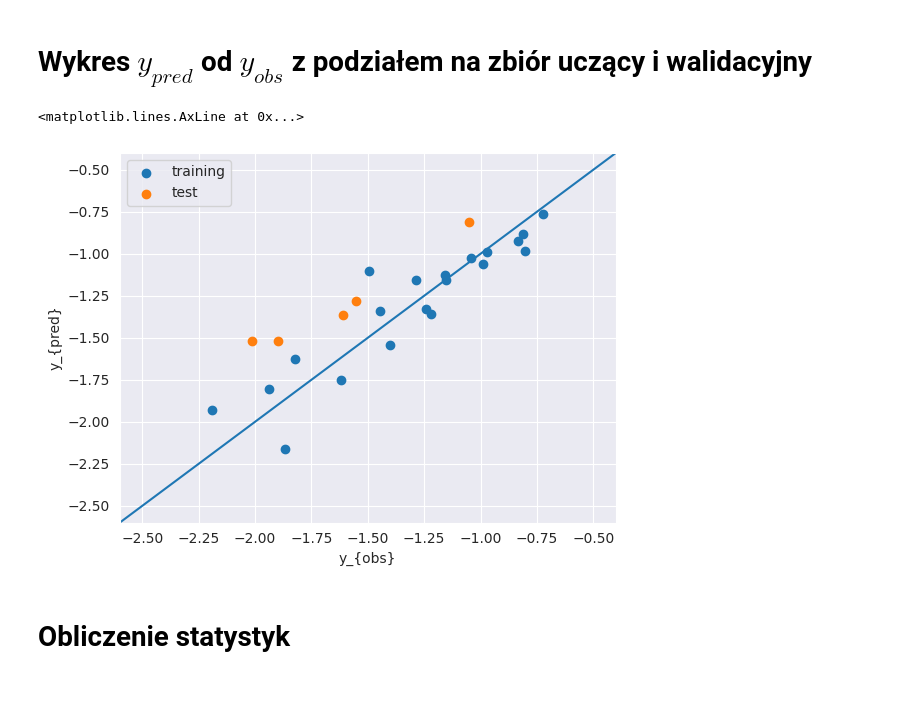
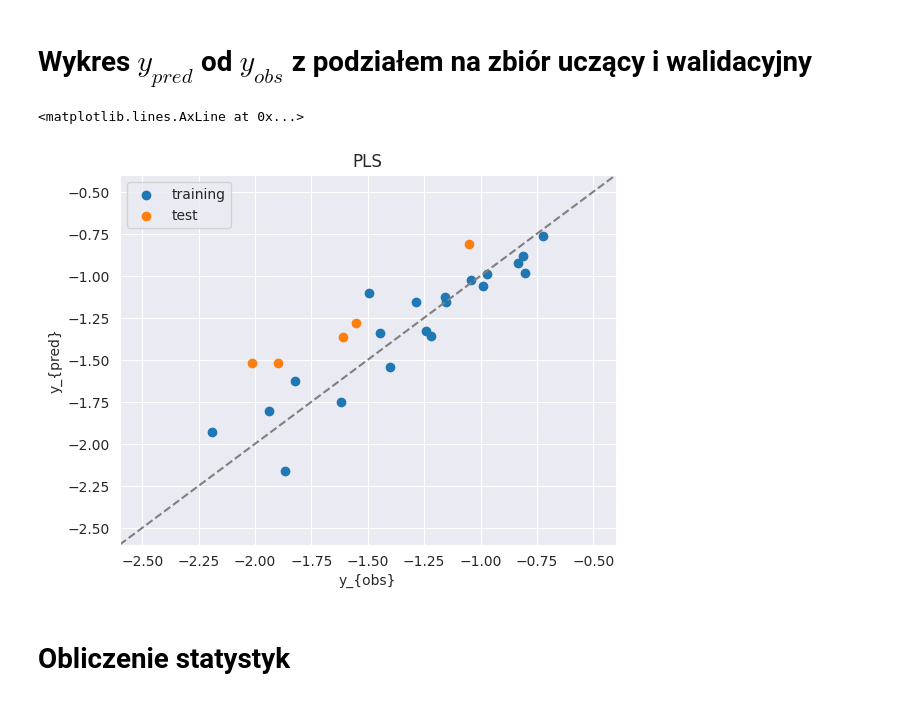
Before and after one commit to Kubabob/uczenie_maszynowe, a Jupyter notebook: 3/zad.ipynb, the cells around one changed output. Cells and saved outputs as stored; diff of their text form; code cells hidden in the pictures.

```diff
--- a/3/zad.ipynb
+++ b/3/zad.ipynb
@@ -112,13 +112,14 @@ PLS_predictions = {
 # %%
 plt.scatter(std_data['Yt'], PLS_predictions['Yt'], label="training")
 plt.scatter(std_data['Yv'], PLS_predictions['Yv'], label="test")
 plt.legend()
 plt.xlabel("y_{obs}")
 plt.ylabel("y_{pred}")
-plt.axline((-2.5,-2.5), (-0.5,-0.5))
+plt.title('PLS')
+plt.axline((-2.5,-2.5), (-0.5,-0.5), c="grey", ls="dashed")
 # %% [output]
 <matplotlib.lines.AxLine at 0x...>
-[figure, old version]
+[figure, new version]
 # %% [markdown]
 # Obliczenie statystyk
 # %%
```
Also changed, not shown: parts of 31 cells of this notebook.
